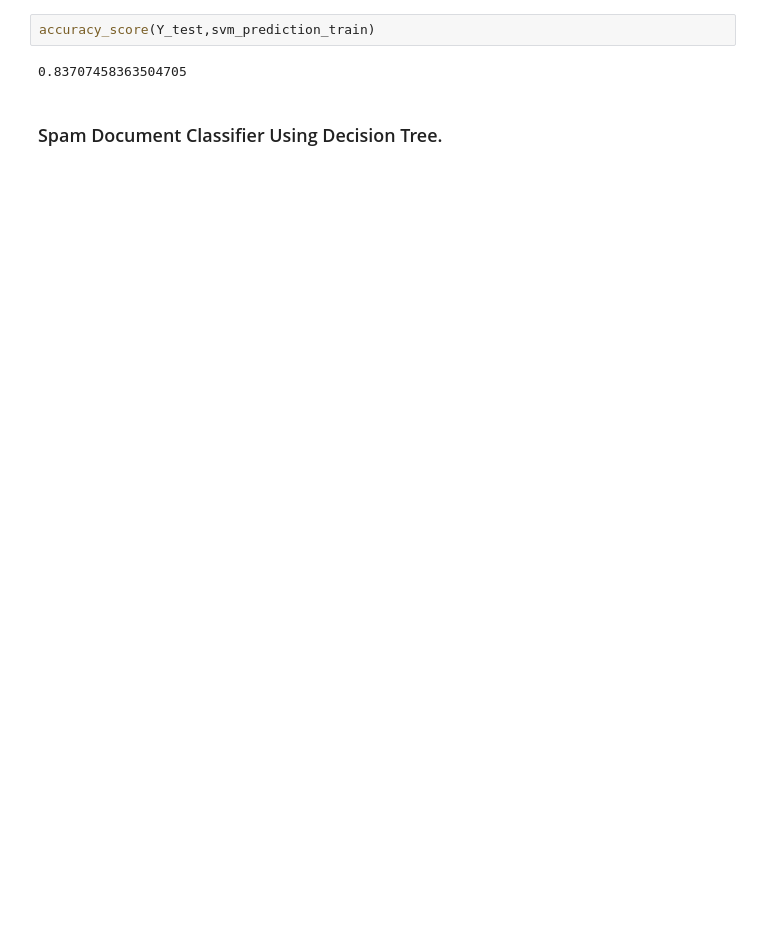
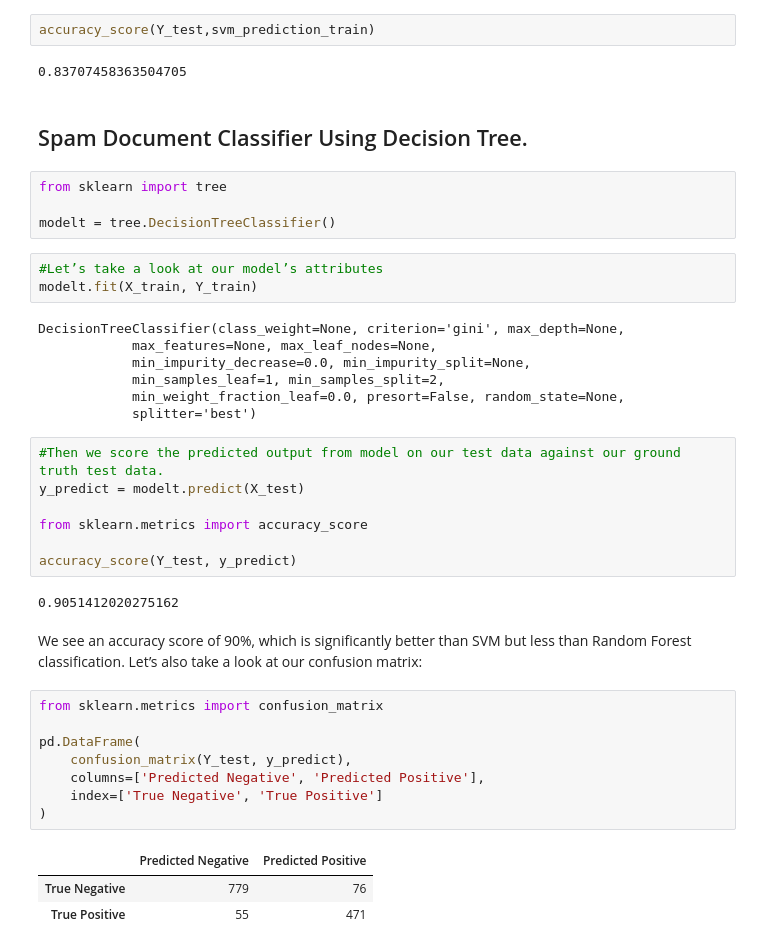
Before and after one commit to dilipganesan/DATA620_WebAnalytics_GroupProject, a Jupyter notebook: Assignment 5/DATA620_Assignment_5.ipynb, the cells around one changed output. Drawn from its saved outputs; the diff is of its cells as text; blank space fills up the shorter version.

Commit message:
Update Assignment 5/DATA620_Assignment_5.ipynb
Updated with 11/9

```diff
--- a/Assignment 5/DATA620_Assignment_5.ipynb
+++ b/Assignment 5/DATA620_Assignment_5.ipynb
@@ -176,4 +204,42 @@ accuracy_score(Y_test,svm_prediction_train)
 # %% [output]
 0.83707458363504705
 # %% [markdown]
-### Spam Document Classifier Using Decision Tree.
+## Spam Document Classifier Using Decision Tree.
+# %%
+from sklearn import tree
+
+modelt = tree.DecisionTreeClassifier()
+# %%
+#Let’s take a look at our model’s attributes
+modelt.fit(X_train, Y_train)
+# %% [output]
+DecisionTreeClassifier(class_weight=None, criterion='gini', max_depth=None,
+            max_features=None, max_leaf_nodes=None,
+            min_impurity_decrease=0.0, min_impurity_split=None,
+            min_samples_leaf=1, min_samples_split=2,
+            min_weight_fraction_leaf=0.0, presort=False, random_state=None,
+            splitter='best')
+# %%
+#Then we score the predicted output from model on our test data against our ground truth test data.
+y_predict = modelt.predict(X_test)
+
+from sklearn.metrics import accuracy_score
+
+accuracy_score(Y_test, y_predict)
+# %% [output]
+0.9051412020275162
+# %% [markdown]
+We see an accuracy score of 90%, which is significantly better than SVM but less than Random Forest classification.
+Let’s also take a look at our confusion matrix:
+# %%
+from sklearn.metrics import confusion_matrix
+
+pd.DataFrame(
+    confusion_matrix(Y_test, y_predict),
+    columns=['Predicted Negative', 'Predicted Positive'],
+    index=['True Negative', 'True Positive']
+)
+# %% [output]
+|  | Predicted Negative | Predicted Positive |
+| True Negative | 779 | 76 |
+| True Positive | 55 | 471 |
```
Also changed, not shown: parts of 11 cells of this notebook.
